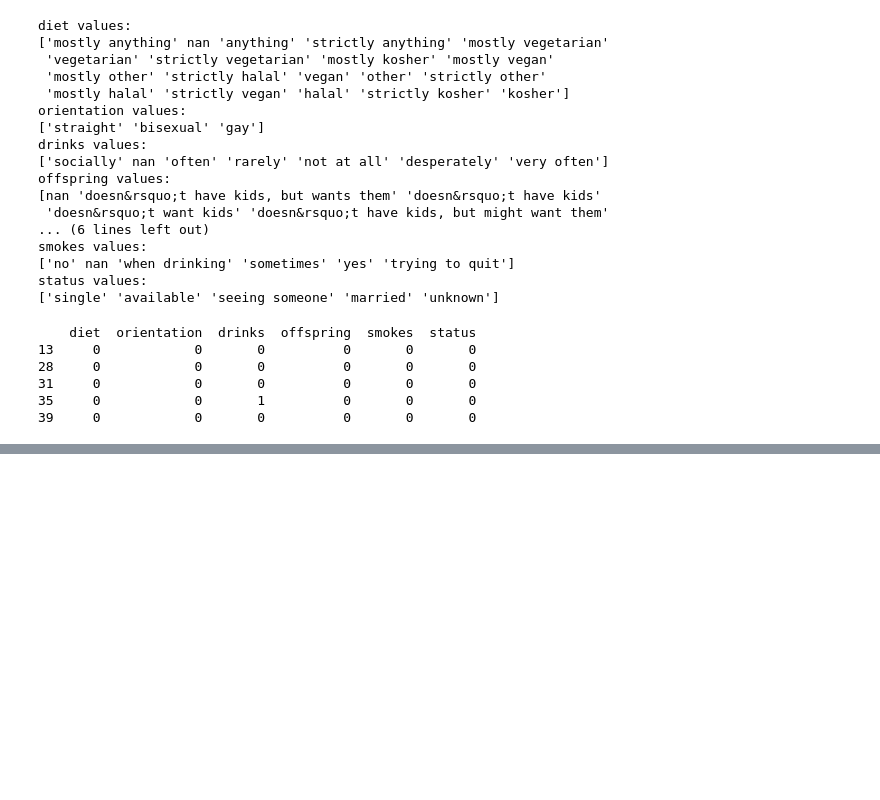
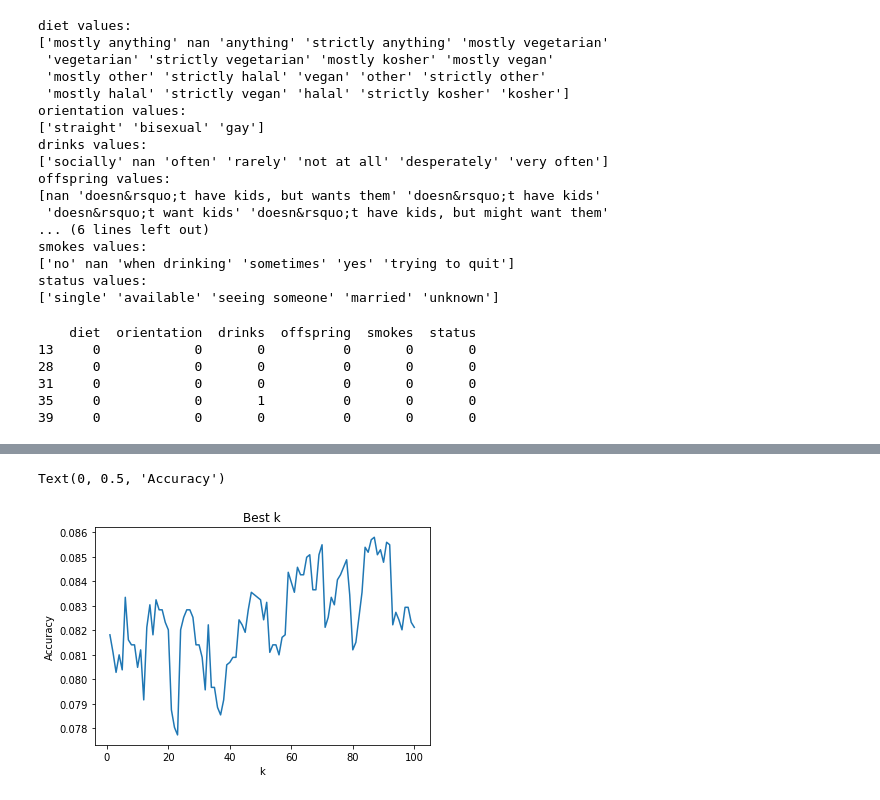
Before and after one commit to LuisMota93/OKCupid-Date-A-Scientist-Starter, a Jupyter notebook: date-a-scientist.ipynb, the cells around one changed output, grey strips where cells are left out. Drawn from its saved outputs; the diff is of its cells as text; code cells hidden in the pictures; blank space fills up the shorter version.

Commit message:
Choosing and building a model. It also evaluates the k best neighbors

```diff
--- a/date-a-scientist.ipynb
+++ b/date-a-scientist.ipynb
@@ -417,0 +424,21 @@ print(profiles_no_sign.head())
+# %%
+from sklearn.model_selection import train_test_split
+from sklearn.neighbors import KNeighborsClassifier
+
+train_data, test_data, train_labels, test_labels = train_test_split(profiles_sign[no_sign_columns], profiles_sign["sign"], test_size = 0.2, random_state = 1)
+
+#choosing best accury
+accuracies = []
+for k in range(1, 101):
+    classifier = KNeighborsClassifier(n_neighbors = k)
+    classifier.fit(train_data, train_labels)
+    accuracies.append(classifier.score(test_data, test_labels))
+
+#plotting the k's
+plt.plot(list(range(1, 101)), accuracies)
+plt.title("Best k")
+plt.xlabel("k")
+plt.ylabel("Accuracy")
+# %% [output]
+Text(0, 0.5, 'Accuracy')
+[figure, added]
```
Also changed, not shown: parts of 1 cell of this notebook.
